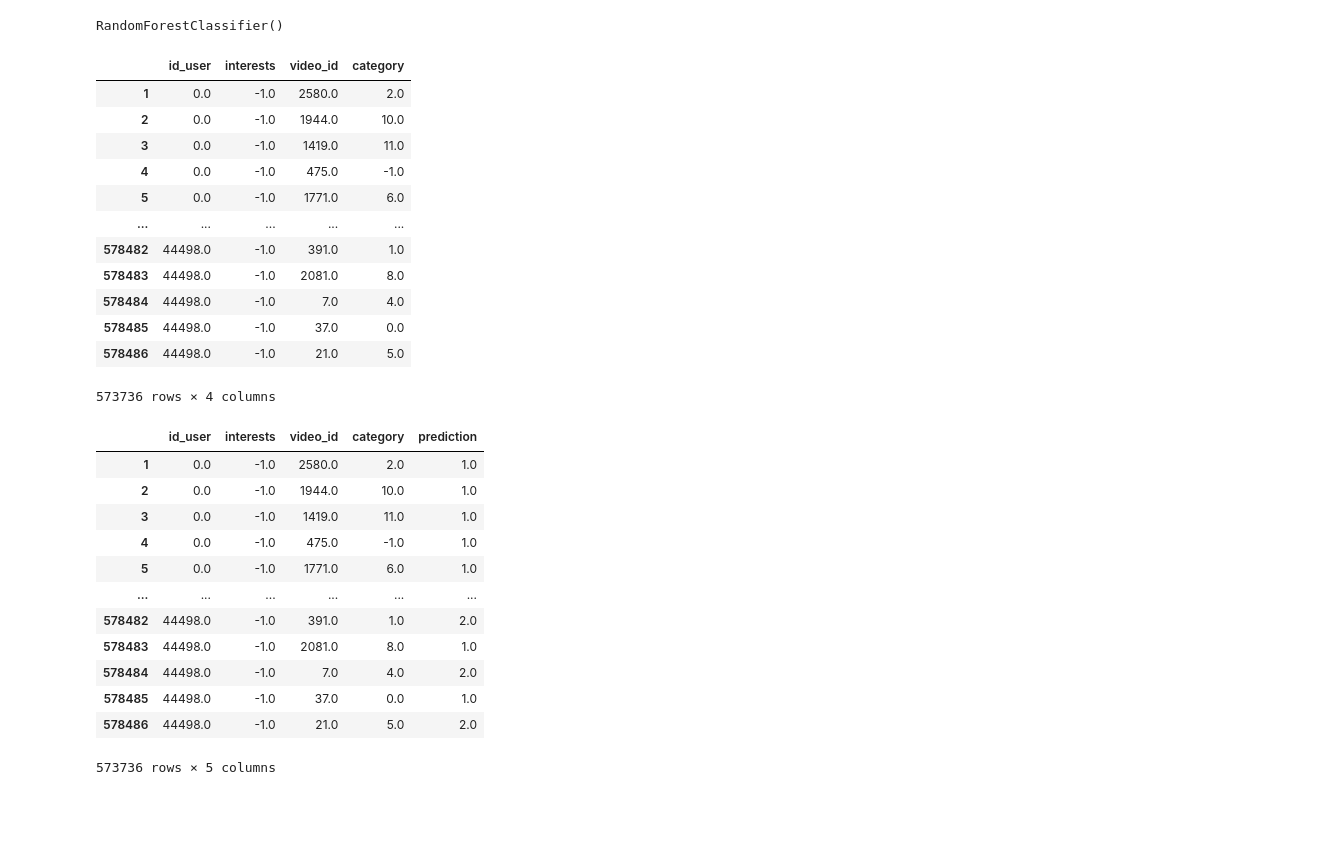
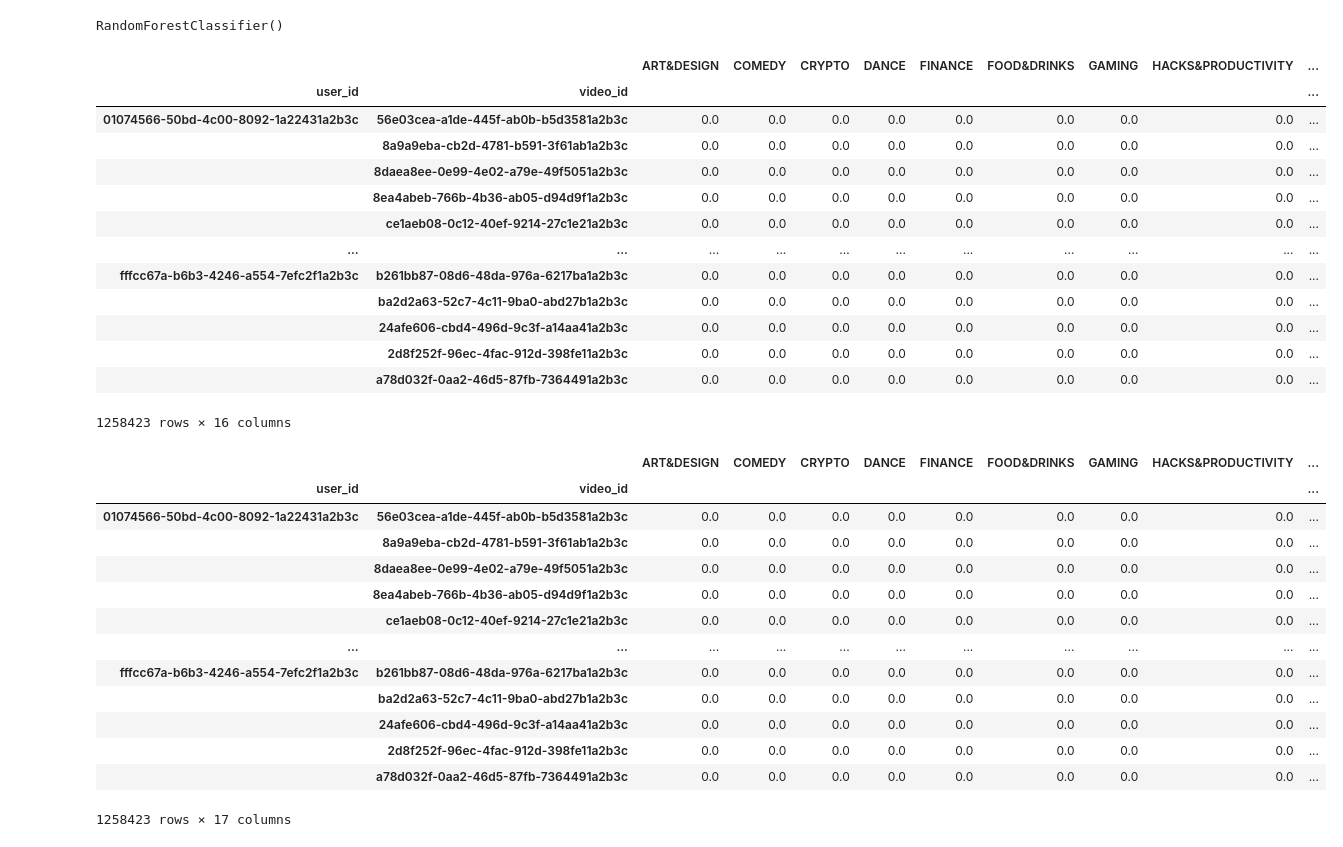
Before and after one commit to lozhaowei/NUS_Capstone_Team18, a Jupyter notebook: src/video_recommend/Untitled.ipynb, the cells around one changed output. Drawn from its saved outputs; the diff is of its cells as text; code cells hidden in the pictures; blank space fills up the shorter version.

```diff
--- a/src/video_recommend/Untitled.ipynb
+++ b/src/video_recommend/Untitled.ipynb
@@ -102,5 +204,5 @@ df
 # %%
-end_date = df["created_at"].max() - timedelta(weeks=2)
-train = df[df["created_at"] < end_date][["id_user", "interests", "video_id", "category", "upvotes"]]
+end_date = interaction_df["created_at"].max() - timedelta(weeks=2)
+train = interaction_df[interaction_df["created_at"] < end_date].drop(columns="created_at")
 train
 # %% [output]
@@ -120,6 +223,6 @@ train
 # %%
 enc = OrdinalEncoder(encoded_missing_value=-1)
-enc.fit(df[["id_user", "interests", "video_id", "category"]])
-train[["id_user", "interests", "video_id", "category"]] = enc.transform(train[["id_user", "interests", "video_id", "category"]])
+enc.fit(interaction_df["category"].to_frame())
+train["category"] = enc.transform(train["category"].to_frame())
 train
 # %% [output]
@@ -139,43 +243,43 @@ train
 # %%
 model = RandomForestClassifier()
-model.fit(train.loc[:, train.columns != "upvotes"], train["upvotes"])
+model.fit(train.loc[:, train.columns != "interaction"], train["interaction"])
 # %% [output]
 RandomForestClassifier()
 # %%
-test_upvotes = df[df["created_at"] >= end_date][["id_user", "interests", "video_id", "category", "upvotes"]]
-test = df[["id_user", "interests"]].drop_duplicates("id_user").merge(df[["video_id", "category"]].drop_duplicates("category"), how="cross")
-test = pd.DataFrame(enc.transform(test), columns=test.columns)
-test = pd.merge(test, train[["id_user", "interests", "video_id", "category"]], indicator=True, how='outer').query('_merge=="left_only"').drop('_merge', axis=1)
+test = interaction_df[interaction_df["created_at"] >= end_date].drop(columns="created_at")
+test["category"] = enc.transform(test["category"].to_frame())
 test
 # %% [output]
-|  | id_user | interests | video_id | category |
-| 1 | 0.0 | -1.0 | 2580.0 | 2.0 |
-| 2 | 0.0 | -1.0 | 1944.0 | 10.0 |
-| 3 | 0.0 | -1.0 | 1419.0 | 11.0 |
-| 4 | 0.0 | -1.0 | 475.0 | -1.0 |
-| 5 | 0.0 | -1.0 | 1771.0 | 6.0 |
-| ... | ... | ... | ... | ... |
-| 578482 | 44498.0 | -1.0 | 391.0 | 1.0 |
-| 578483 | 44498.0 | -1.0 | 2081.0 | 8.0 |
-| 578484 | 44498.0 | -1.0 | 7.0 | 4.0 |
-| 578485 | 44498.0 | -1.0 | 37.0 | 0.0 |
-| 578486 | 44498.0 | -1.0 | 21.0 | 5.0 |
+|  |  | ART&DESIGN | COMEDY | CRYPTO | DANCE | FINANCE | FOOD&DRINKS | GAMING | HACKS&PRODUCTIVITY | ... |
+| user_id | video_id |  |  |  |  |  |  |  |  | ... |
+| 01074566-50bd-4c00-8092-1a22431a2b3c | 56e03cea-a1de-445f-ab0b-b5d3581a2b3c | 0.0 | 0.0 | 0.0 | 0.0 | 0.0 | 0.0 | 0.0 | 0.0 | ... |
+|  | 8a9a9eba-cb2d-4781-b591-3f61ab1a2b3c | 0.0 | 0.0 | 0.0 | 0.0 | 0.0 | 0.0 | 0.0 | 0.0 | ... |
+|  | 8daea8ee-0e99-4e02-a79e-49f5051a2b3c | 0.0 | 0.0 | 0.0 | 0.0 | 0.0 | 0.0 | 0.0 | 0.0 | ... |
+|  | 8ea4abeb-766b-4b36-ab05-d94d9f1a2b3c | 0.0 | 0.0 | 0.0 | 0.0 | 0.0 | 0.0 | 0.0 | 0.0 | ... |
+|  | ce1aeb08-0c12-40ef-9214-27c1e21a2b3c | 0.0 | 0.0 | 0.0 | 0.0 | 0.0 | 0.0 | 0.0 | 0.0 | ... |
+| ... | ... | ... | ... | ... | ... | ... | ... | ... | ... | ... |
+| fffcc67a-b6b3-4246-a554-7efc2f1a2b3c | b261bb87-08d6-48da-976a-6217ba1a2b3c | 0.0 | 0.0 | 0.0 | 0.0 | 0.0 | 0.0 | 0.0 | 0.0 | ... |
+|  | ba2d2a63-52c7-4c11-9ba0-abd27b1a2b3c | 0.0 | 0.0 | 0.0 | 0.0 | 0.0 | 0.0 | 0.0 | 0.0 | ... |
+|  | 24afe606-cbd4-496d-9c3f-a14aa41a2b3c | 0.0 | 0.0 | 0.0 | 0.0 | 0.0 | 0.0 | 0.0 | 0.0 | ... |
+|  | 2d8f252f-96ec-4fac-912d-398fe11a2b3c | 0.0 | 0.0 | 0.0 | 0.0 | 0.0 | 0.0 | 0.0 | 0.0 | ... |
+|  | a78d032f-0aa2-46d5-87fb-7364491a2b3c | 0.0 | 0.0 | 0.0 | 0.0 | 0.0 | 0.0 | 0.0 | 0.0 | ... |
-573736 rows × 4 columns
+1258423 rows × 16 columns
 # %%
-test["prediction"] = model.predict(test)
+test["prediction"] = model.predict(test.loc[:, test.columns != "interaction"])
 test
 # %% [output]
-|  | id_user | interests | video_id | category | prediction |
-| 1 | 0.0 | -1.0 | 2580.0 | 2.0 | 1.0 |
-| 2 | 0.0 | -1.0 | 1944.0 | 10.0 | 1.0 |
-| 3 | 0.0 | -1.0 | 1419.0 | 11.0 | 1.0 |
-| 4 | 0.0 | -1.0 | 475.0 | -1.0 | 1.0 |
-| 5 | 0.0 | -1.0 | 1771.0 | 6.0 | 1.0 |
-| ... | ... | ... | ... | ... | ... |
-| 578482 | 44498.0 | -1.0 | 391.0 | 1.0 | 2.0 |
-| 578483 | 44498.0 | -1.0 | 2081.0 | 8.0 | 1.0 |
-| 578484 | 44498.0 | -1.0 | 7.0 | 4.0 | 2.0 |
-| 578485 | 44498.0 | -1.0 | 37.0 | 0.0 | 1.0 |
-| 578486 | 44498.0 | -1.0 | 21.0 | 5.0 | 2.0 |
+|  |  | ART&DESIGN | COMEDY | CRYPTO | DANCE | FINANCE | FOOD&DRINKS | GAMING | HACKS&PRODUCTIVITY | ... |
+| user_id | video_id |  |  |  |  |  |  |  |  | ... |
+| 01074566-50bd-4c00-8092-1a22431a2b3c | 56e03cea-a1de-445f-ab0b-b5d3581a2b3c | 0.0 | 0.0 | 0.0 | 0.0 | 0.0 | 0.0 | 0.0 | 0.0 | ... |
+|  | 8a9a9eba-cb2d-4781-b591-3f61ab1a2b3c | 0.0 | 0.0 | 0.0 | 0.0 | 0.0 | 0.0 | 0.0 | 0.0 | ... |
+|  | 8daea8ee-0e99-4e02-a79e-49f5051a2b3c | 0.0 | 0.0 | 0.0 | 0.0 | 0.0 | 0.0 | 0.0 | 0.0 | ... |
+|  | 8ea4abeb-766b-4b36-ab05-d94d9f1a2b3c | 0.0 | 0.0 | 0.0 | 0.0 | 0.0 | 0.0 | 0.0 | 0.0 | ... |
+|  | ce1aeb08-0c12-40ef-9214-27c1e21a2b3c | 0.0 | 0.0 | 0.0 | 0.0 | 0.0 | 0.0 | 0.0 | 0.0 | ... |
+| ... | ... | ... | ... | ... | ... | ... | ... | ... | ... | ... |
+| fffcc67a-b6b3-4246-a554-7efc2f1a2b3c | b261bb87-08d6-48da-976a-6217ba1a2b3c | 0.0 | 0.0 | 0.0 | 0.0 | 0.0 | 0.0 | 0.0 | 0.0 | ... |
+|  | ba2d2a63-52c7-4c11-9ba0-abd27b1a2b3c | 0.0 | 0.0 | 0.0 | 0.0 | 0.0 | 0.0 | 0.0 | 0.0 | ... |
+|  | 24afe606-cbd4-496d-9c3f-a14aa41a2b3c | 0.0 | 0.0 | 0.0 | 0.0 | 0.0 | 0.0 | 0.0 | 0.0 | ... |
+|  | 2d8f252f-96ec-4fac-912d-398fe11a2b3c | 0.0 | 0.0 | 0.0 | 0.0 | 0.0 | 0.0 | 0.0 | 0.0 | ... |
+|  | a78d032f-0aa2-46d5-87fb-7364491a2b3c | 0.0 | 0.0 | 0.0 | 0.0 | 0.0 | 0.0 | 0.0 | 0.0 | ... |
-573736 rows × 5 columns
+1258423 rows × 17 columns
 # %%
```
Also changed, not shown: parts of 20 cells of this notebook, 19 other files.
